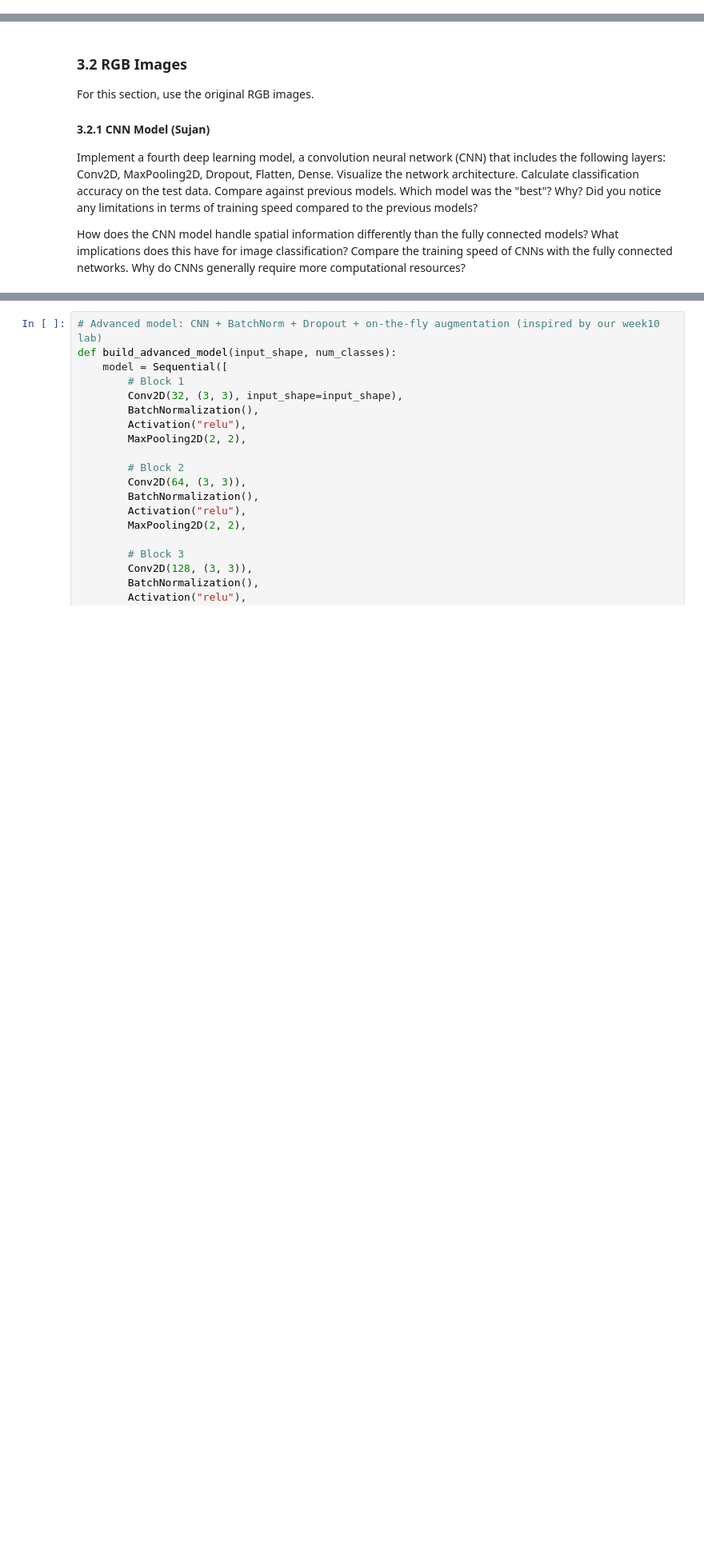
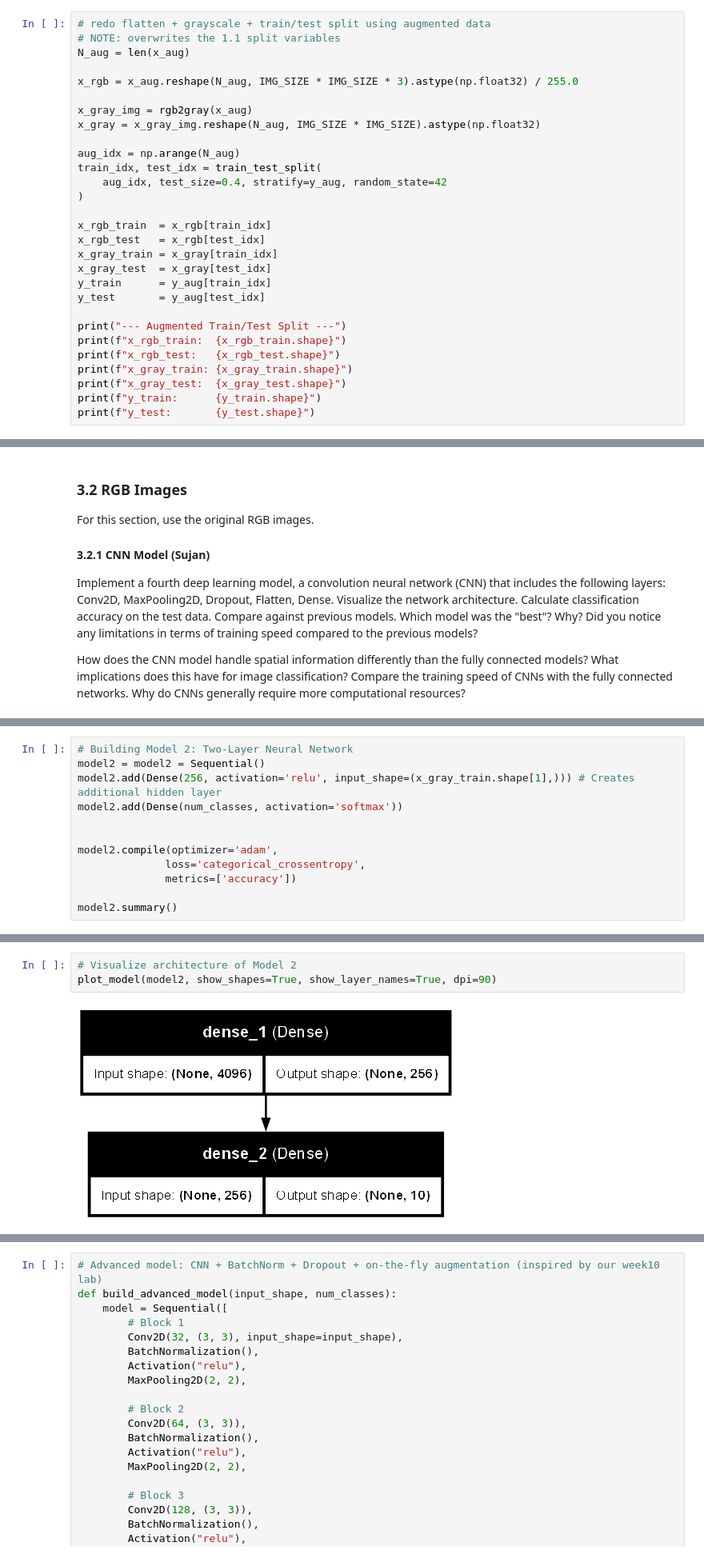
Before and after one commit to kakumanus/musa-650-spring2026, a Jupyter notebook: assignments/eurosat.ipynb, the cells around one changed output, grey strips where cells are left out. Shown at 80% size. Cells and saved outputs as stored; diff of their text form; blank space fills up the shorter version.

```diff
--- a/assignments/eurosat.ipynb
+++ b/assignments/eurosat.ipynb
@@ -312,0 +275,29 @@ y_test:           (10800,)
+# %%
+# redo flatten + grayscale + train/test split using augmented data
+# NOTE: overwrites the 1.1 split variables
+N_aug = len(x_aug)
+
+x_rgb = x_aug.reshape(N_aug, IMG_SIZE * IMG_SIZE * 3).astype(np.float32) / 255.0
+
+x_gray_img = rgb2gray(x_aug)
+x_gray = x_gray_img.reshape(N_aug, IMG_SIZE * IMG_SIZE).astype(np.float32)
+
+aug_idx = np.arange(N_aug)
+train_idx, test_idx = train_test_split(
+    aug_idx, test_size=0.4, stratify=y_aug, random_state=42
+)
+
+x_rgb_train  = x_rgb[train_idx]
+x_rgb_test   = x_rgb[test_idx]
+x_gray_train = x_gray[train_idx]
+x_gray_test  = x_gray[test_idx]
+y_train      = y_aug[train_idx]
+y_test       = y_aug[test_idx]
+
+print("--- Augmented Train/Test Split ---")
+print(f"x_rgb_train:  {x_rgb_train.shape}")
+print(f"x_rgb_test:   {x_rgb_test.shape}")
+print(f"x_gray_train: {x_gray_train.shape}")
+print(f"x_gray_test:  {x_gray_test.shape}")
+print(f"y_train:      {y_train.shape}")
+print(f"y_test:       {y_test.shape}")
@@ -1115,0 +1076,12 @@ CNN Test Accuracy: 0.8774 (87.74%)
+# %%
+# Building Model 2: Two-Layer Neural Network
+model2 = model2 = Sequential()
+model2.add(Dense(256, activation='relu', input_shape=(x_gray_train.shape[1],))) # Creates additional hidden layer
+model2.add(Dense(num_classes, activation='softmax'))
+
+
+model2.compile(optimizer='adam',
+              loss='categorical_crossentropy',
+              metrics=['accuracy'])
+
+model2.summary()
@@ -1115,0 +1100,5 @@ CNN Test Accuracy: 0.8774 (87.74%)
+# %%
+# Visualize architecture of Model 2
+plot_model(model2, show_shapes=True, show_layer_names=True, dpi=90)
+# %% [output]
+[figure, added]
```
Also changed, not shown: parts of 26 cells of this notebook.
